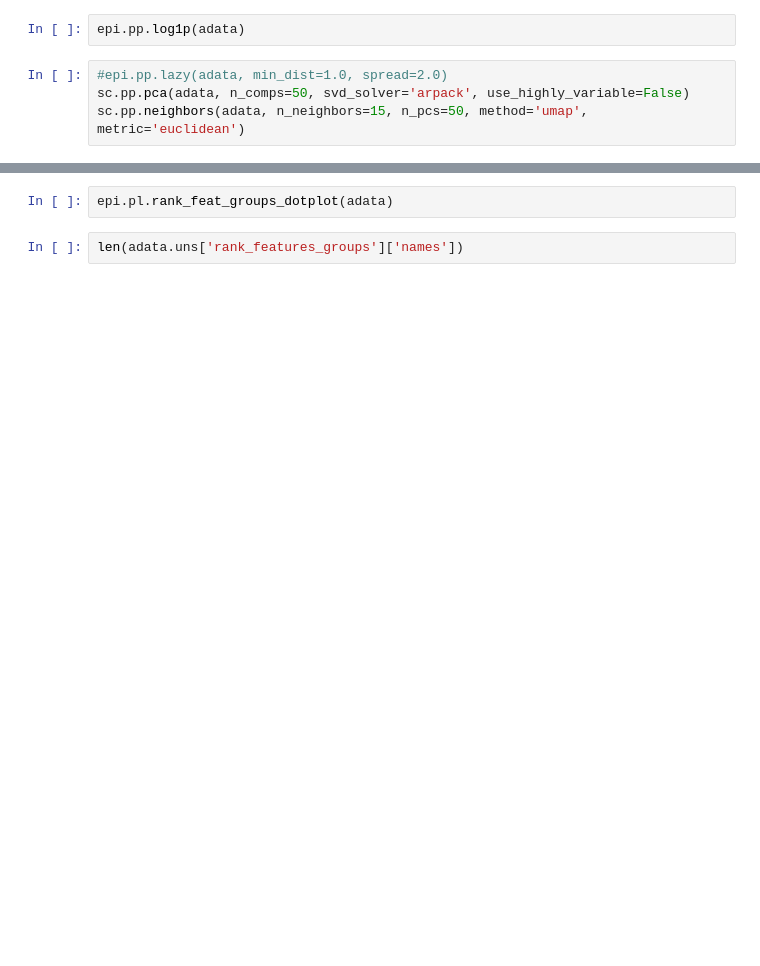
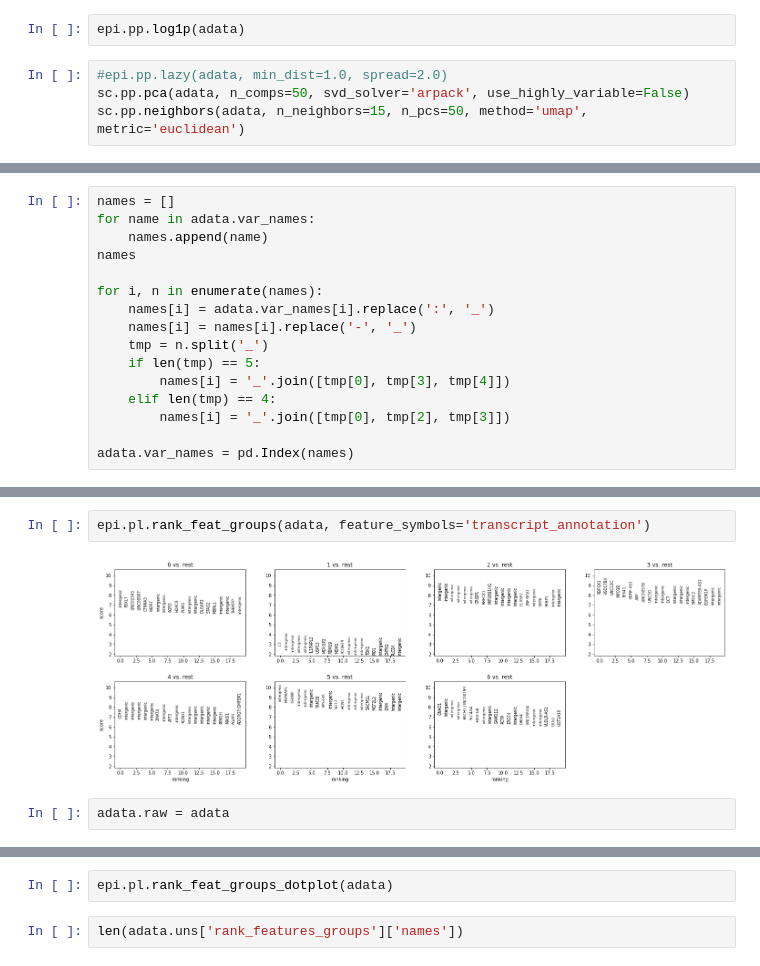
Before and after one commit to loosolab/Datenanalyse-2021, a Jupyter notebook: wp1/preprocessing/complete_liver_preprocessing1.8.ipynb, the cells around one changed output, grey strips where cells are left out. Cells and saved outputs as stored; diff of their text form; blank space fills up the shorter version.

```diff
--- a/wp1/preprocessing/complete_liver_preprocessing1.8.ipynb
+++ b/wp1/preprocessing/complete_liver_preprocessing1.8.ipynb
@@ -102,0 +123,16 @@ epi.pl.rank_feat_groups(adata)
+# %%
+names = []
+for name in adata.var_names:
+    names.append(name)
+names
+
+for i, n in enumerate(names):
+    names[i] = adata.var_names[i].replace(':', '_')
+    names[i] = names[i].replace('-', '_')
+    tmp = n.split('_')
+    if len(tmp) == 5:
+        names[i] = '_'.join([tmp[0], tmp[3], tmp[4]])
+    elif len(tmp) == 4:
+        names[i] = '_'.join([tmp[0], tmp[2], tmp[3]])
+
+adata.var_names = pd.Index(names)
@@ -103,2 +210,8 @@ epi.pl.rank_feat_groups(adata)
+# %%
+epi.pl.rank_feat_groups(adata, feature_symbols='transcript_annotation')
+# %% [output]
+[figure, added]
+# %%
+adata.raw = adata
 # %%
 epi.pl.rank_feat_groups_matrixplot(adata)
```
Also changed, not shown: parts of 33 cells of this notebook, 1 other file.
